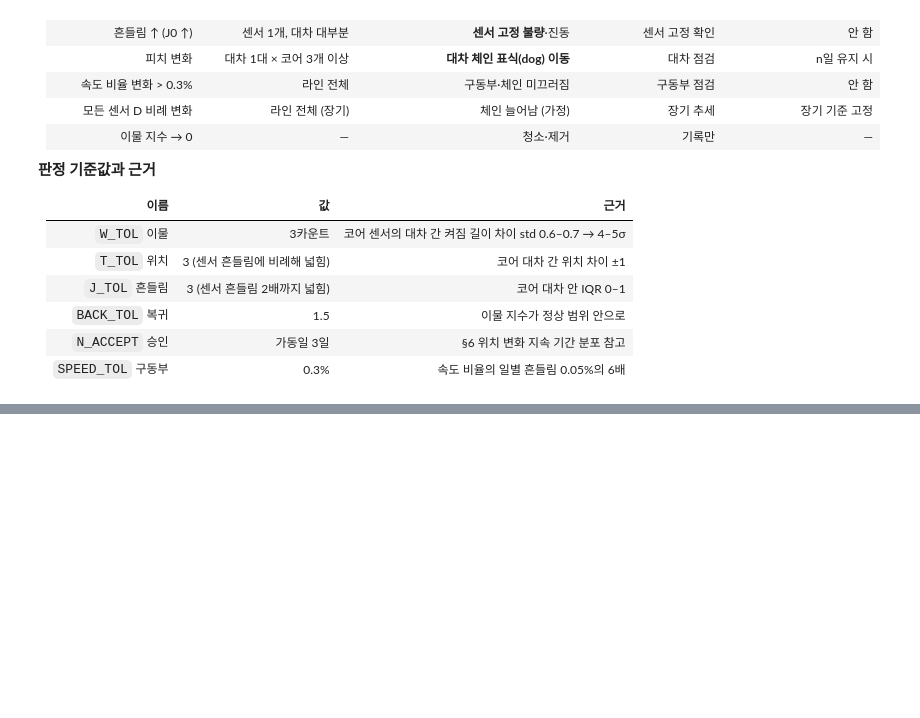
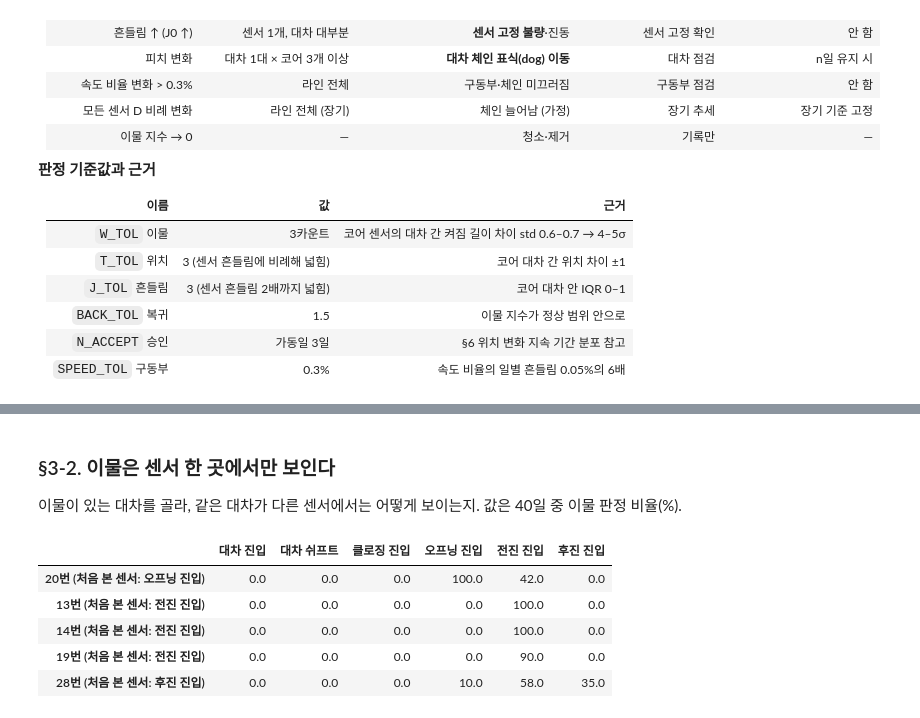
Before and after one commit to JeonJae02/KTA_Train, a Jupyter notebook: Conv/conv_02_코어격자_판정규칙.ipynb, the cells around one changed output, grey strips where cells are left out. Cells and saved outputs as stored; diff of their text form; code cells hidden in the pictures; blank space fills up the shorter version.

Commit message:
Add detailed markdown explanations for sensor types and behaviors in notebook conv_02

```diff
--- a/Conv/conv_02_코어격자_판정규칙.ipynb
+++ b/Conv/conv_02_코어격자_판정규칙.ipynb
@@ -412,0 +353,20 @@ cnt
+# %% [markdown]
+### §3-2. 이물은 센서 한 곳에서만 보인다
+
+이물이 있는 대차를 골라, 같은 대차가 다른 센서에서는 어떻게 보이는지. 값은 40일 중 이물 판정 비율(%).
+# %%
+picks = [(20, "P00164"), (13, "P00451"), (14, "P00451"), (19, "P00451"), (28, "P00459")]
+rows = []
+for w, first in picks:
+    g = judged[judged.wagon == w].groupby("sensor").state.apply(lambda x: x.str.startswith("이물").mean() * 100)
+    rows.append(g.reindex(ORDER).rename(f"{w}번 (처음 본 센서: {NAME[first]})"))
+loc = pd.DataFrame(rows).round(0)
+loc.columns = [f"{NAME[s]}" for s in loc.columns]
+loc
+# %% [output]
+|  | 대차 진입 | 대차 쉬프트 | 클로징 진입 | 오프닝 진입 | 전진 진입 | 후진 진입 |
+| 20번 (처음 본 센서: 오프닝 진입) | 0.0 | 0.0 | 0.0 | 100.0 | 42.0 | 0.0 |
+| 13번 (처음 본 센서: 전진 진입) | 0.0 | 0.0 | 0.0 | 0.0 | 100.0 | 0.0 |
+| 14번 (처음 본 센서: 전진 진입) | 0.0 | 0.0 | 0.0 | 0.0 | 100.0 | 0.0 |
+| 19번 (처음 본 센서: 전진 진입) | 0.0 | 0.0 | 0.0 | 0.0 | 90.0 | 0.0 |
+| 28번 (처음 본 센서: 후진 진입) | 0.0 | 0.0 | 0.0 | 10.0 | 58.0 | 35.0 |
```
Also changed, not shown: parts of 42 cells of this notebook.
